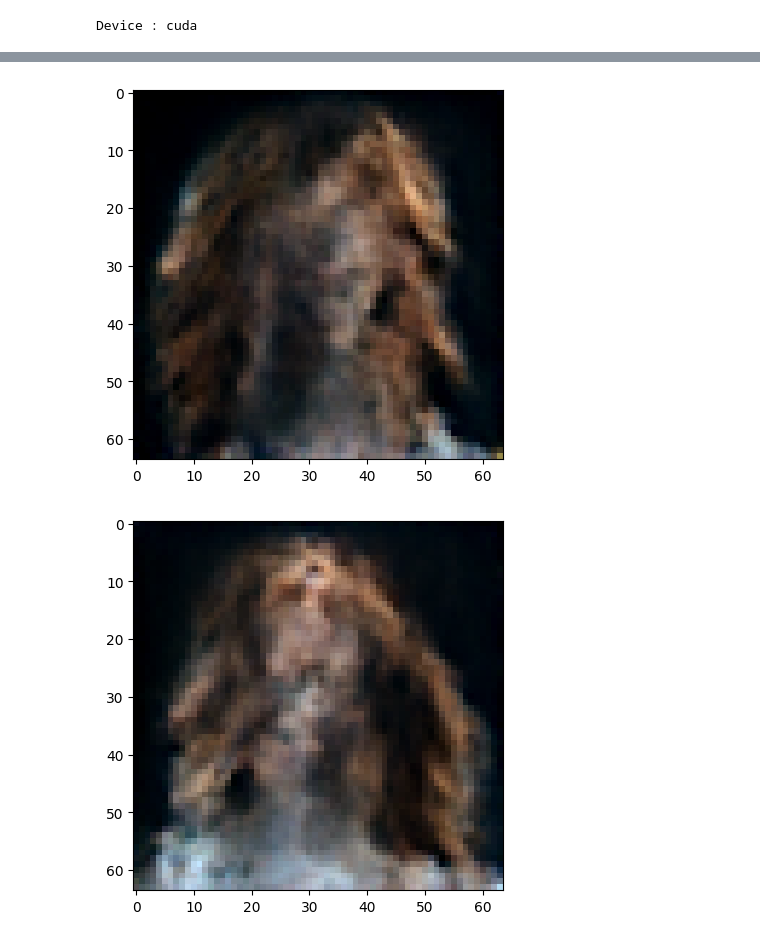
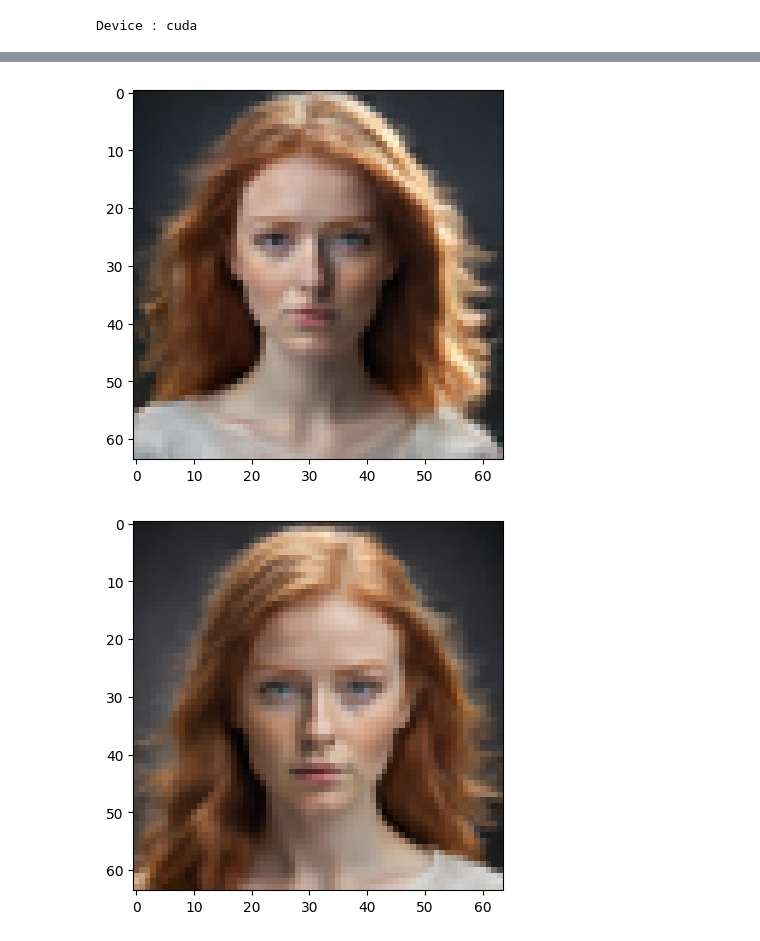
Before and after one commit to PaulPannetier/FaceGenerator, a Jupyter notebook: main.ipynb, the cells around one changed output, grey strips where cells are left out. Saved outputs shown, nothing was run; the diff lists cells and outputs as text; code cells hidden in the pictures.

```diff
--- a/main.ipynb
+++ b/main.ipynb
@@ -56,10 +56,11 @@ class BetaSchedulerType(Enum):
     cosine = 2
 
 class UNetSetting:
-    def __init__(self, in_channels:int=3, base_channels:int=64, time_emb_dim:int=256) -> None:
+    def __init__(self, in_channels:int=3, base_channels:int=64, time_emb_dim:int=256, attention_resolutions:list[int] = [16, 8]) -> None:
         self.in_channels:int = in_channels
         self.base_channels:int = base_channels
         self.time_emb_dim:int = time_emb_dim
+        self.attention_resolutions:list[int] = attention_resolutions
 
 #constant
 image_size:int = dataset[0].shape[1]
@@ -70,11 +71,12 @@ beta_scheduler_end:float = 0.02
 
 #training params
 in_channels:int = 3
-base_channels:int = 64
-time_emb_dim:int = 256
-unet_setting = UNetSetting(in_channels, base_channels, time_emb_dim)
+base_channels:int = 128
+time_emb_dim:int = 512
+attention_resolutions:list[int] = [32, 16, 8]
+unet_setting = UNetSetting(in_channels, base_channels, time_emb_dim, attention_resolutions)
 beta_schedule_type:BetaSchedulerType = BetaSchedulerType.linear
-batch_size:int = 48
+batch_size:int = 8
 timestep:int = 1000
 ema_decay:float = 0.999 # might use 0.9999
 epochs:int = 3000
@@ -310,7 +404,7 @@ class EMA:
         self.ema_model.load_state_dict(state_dict)
 # %%
 def load_denoiser(file:str) -> UNet:
-    model:UNet = UNet(unet_setting.in_channels, unet_setting.base_channels, unet_setting.time_emb_dim)
+    model:UNet = UNet(unet_setting.in_channels, unet_setting.base_channels, unet_setting.time_emb_dim, unet_setting.attention_resolutions)
     model_path:str = os.path.join(os.getcwd(), "Models", file)
     model.load_state_dict(torch.load(model_path, weights_only=True))
     model.eval()
@@ -524,24 +618,24 @@ predicted noise:
 # %%
-denoiser_name:str = "denoiser_epoch649.model"
-img_prefix:str = "v0.1_cosine"
+denoiser_name:str = "denoiser_epoch549.model"
+img_prefix:str = "v0.2_linear"
 denoiser:UNet = load_denoiser(denoiser_name)
 
 diffusion_model:DiffusionModel = DiffusionModel(denoiser, None, None, beta_schedule_type, timestep, device)
-samples:int = 10
+samples:int = 5
 images:torch.Tensor = diffusion_model.sample(samples, verbose=False)
 for i in range(0, images.shape[0]):
     img:torch.Tensor = images[i].permute(1, 2, 0)
     plt.imshow(img)
     plt.show()
 
-save_image:bool = False
+save_image:bool = True
 if save_image:
     base_path:str = "./GeneratedImages"
     for i in range(0, images.shape[0]):
         now:datetime = datetime.now()
         local_path:str = f"{img_prefix}_{now.year}_{now.month}_{now.day}_{now.hour}_{now.minute}_{now.second}_{now.microsecond}_{denoiser_name}"
         img_path:str = os.path.join(base_path, f"{local_path}.png")
         torchvision.utils.save_image(images[i], img_path)
 # %% [output]
-[figure, old version]
+[figure, new version]
-[figure, old version]
+[figure, new version]
```
Also changed, not shown: parts of 6 cells of this notebook, 2 other files.
